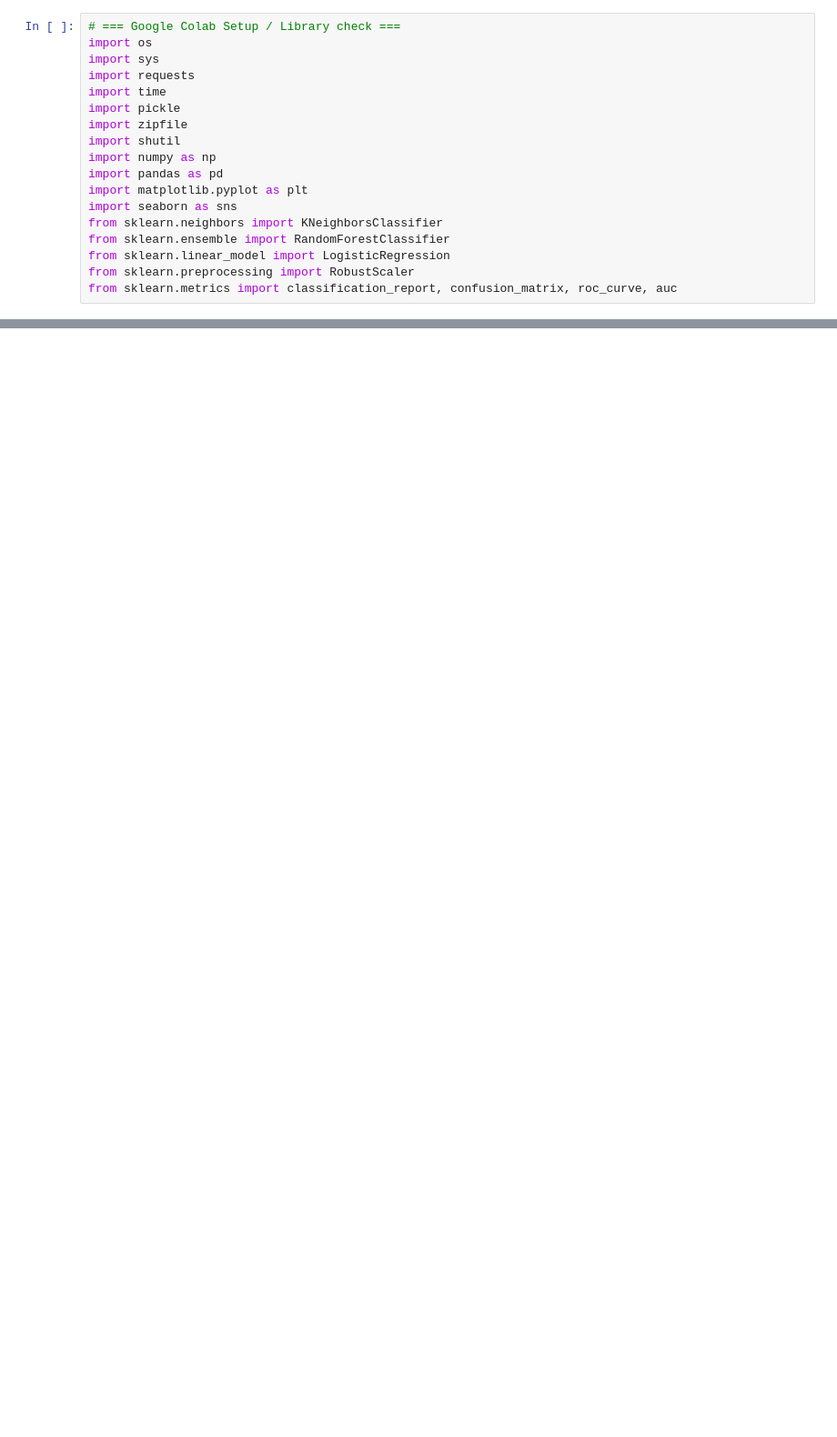
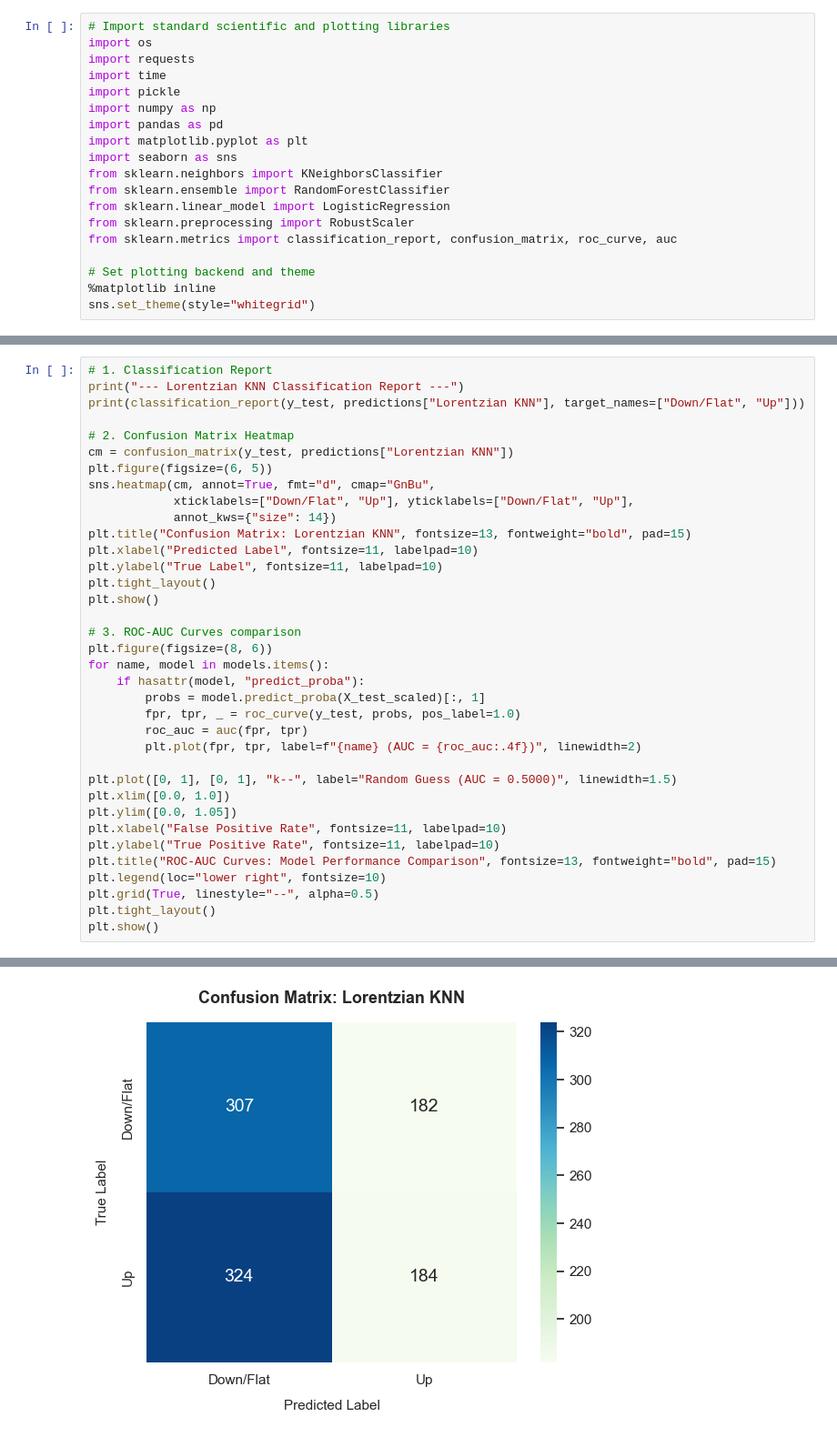
Before and after one commit to taybro-o/Lorentzian-Classification-ML, a Jupyter notebook: code/main.ipynb, the cells around one changed output, grey strips where cells are left out. Shown at 91% size. Drawn from its saved outputs; the diff is of its cells as text; blank space fills up the shorter version.

Commit message:
Clean up master notebook: remove PDF generator and ZIP packaging cells, and execute pure data fetching and plotting inline cells

```diff
--- a/code/main.ipynb
+++ b/code/main.ipynb
@@ -9,14 +9,11 @@
 
 ---
 # %%
-# === Google Colab Setup / Library check ===
+# Import standard scientific and plotting libraries
 import os
-import sys
 import requests
 import time
 import pickle
-import zipfile
-import shutil
 import numpy as np
 import pandas as pd
 import matplotlib.pyplot as plt
@@ -26,4 +23,8 @@ from sklearn.ensemble import RandomForestClassifier
 from sklearn.linear_model import LogisticRegression
 from sklearn.preprocessing import RobustScaler
 from sklearn.metrics import classification_report, confusion_matrix, roc_curve, auc
+
+# Set plotting backend and theme
+%matplotlib inline
+sns.set_theme(style="whitegrid")
 # %% [markdown]
@@ -586,0 +315,37 @@ display(Image(filename="results/equity_curve.png"))
+# %%
+# 1. Classification Report
+print("--- Lorentzian KNN Classification Report ---")
+print(classification_report(y_test, predictions["Lorentzian KNN"], target_names=["Down/Flat", "Up"]))
+
+# 2. Confusion Matrix Heatmap
+cm = confusion_matrix(y_test, predictions["Lorentzian KNN"])
+plt.figure(figsize=(6, 5))
+sns.heatmap(cm, annot=True, fmt="d", cmap="GnBu",
+            xticklabels=["Down/Flat", "Up"], yticklabels=["Down/Flat", "Up"],
+            annot_kws={"size": 14})
+plt.title("Confusion Matrix: Lorentzian KNN", fontsize=13, fontweight="bold", pad=15)
+plt.xlabel("Predicted Label", fontsize=11, labelpad=10)
+plt.ylabel("True Label", fontsize=11, labelpad=10)
+plt.tight_layout()
+plt.show()
+
+# 3. ROC-AUC Curves comparison
+plt.figure(figsize=(8, 6))
+for name, model in models.items():
+    if hasattr(model, "predict_proba"):
+        probs = model.predict_proba(X_test_scaled)[:, 1]
+        fpr, tpr, _ = roc_curve(y_test, probs, pos_label=1.0)
+        roc_auc = auc(fpr, tpr)
+        plt.plot(fpr, tpr, label=f"{name} (AUC = {roc_auc:.4f})", linewidth=2)
+
+plt.plot([0, 1], [0, 1], "k--", label="Random Guess (AUC = 0.5000)", linewidth=1.5)
+plt.xlim([0.0, 1.0])
+plt.ylim([0.0, 1.05])
+plt.xlabel("False Positive Rate", fontsize=11, labelpad=10)
+plt.ylabel("True Positive Rate", fontsize=11, labelpad=10)
+plt.title("ROC-AUC Curves: Model Performance Comparison", fontsize=13, fontweight="bold", pad=15)
+plt.legend(loc="lower right", fontsize=10)
+plt.grid(True, linestyle="--", alpha=0.5)
+plt.tight_layout()
+plt.show()
+# %% [output]
@@ -586,0 +361 @@ display(Image(filename="results/equity_curve.png"))
+[figure, added]
```
Also changed, not shown: parts of 23 cells of this notebook.
